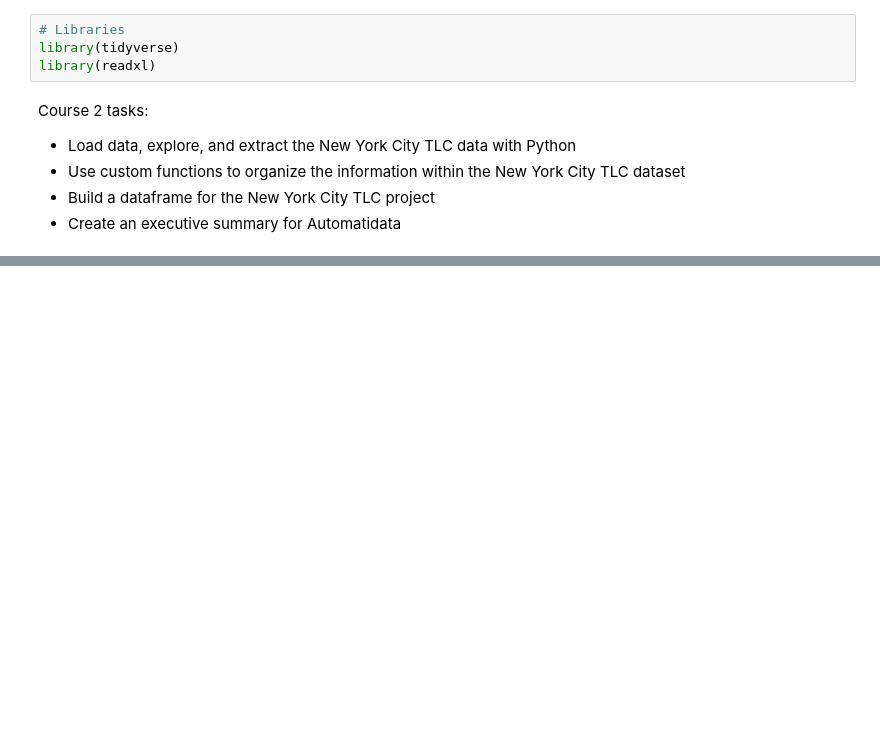
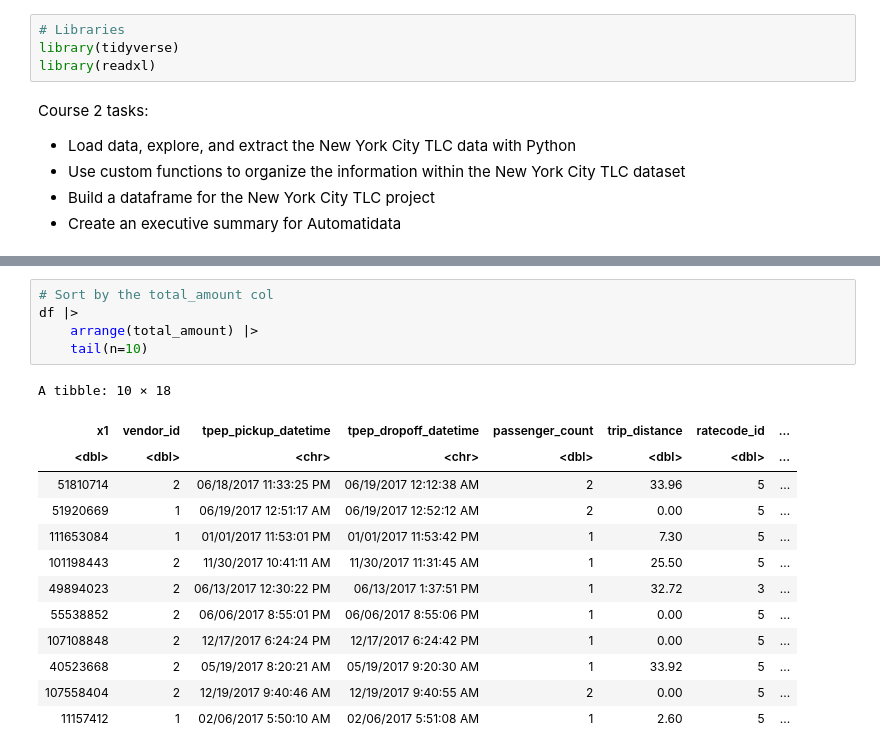
Before and after one commit to tros01/google_advanced_data_analytics, a Jupyter notebook: ga2_tlc_r.ipynb, the cells around one changed output, grey strips where cells are left out. Cells and saved outputs as stored; diff of their text form; blank space fills up the shorter version.

```diff
--- a/ga2_tlc_r.ipynb
+++ b/ga2_tlc_r.ipynb
@@ -35,0 +182,19 @@ dbl (15): ...1, VendorID, passenger_count, trip_distance, RatecodeID, PULoca...
+# %%
+# Sort by the total_amount col
+df |>
+    arrange(total_amount) |>
+    tail(n=10)
+# %% [output]
+A tibble: 10 × 18
+| x1 | vendor_id | tpep_pickup_datetime | tpep_dropoff_datetime | passenger_count | trip_distance | ratecode_id | ... |
+| <dbl> | <dbl> | <chr> | <chr> | <dbl> | <dbl> | <dbl> | ... |
+| 51810714 | 2 | 06/18/2017 11:33:25 PM | 06/19/2017 12:12:38 AM | 2 | 33.96 | 5 | ... |
+| 51920669 | 1 | 06/19/2017 12:51:17 AM | 06/19/2017 12:52:12 AM | 2 | 0.00 | 5 | ... |
+| 111653084 | 1 | 01/01/2017 11:53:01 PM | 01/01/2017 11:53:42 PM | 1 | 7.30 | 5 | ... |
+| 101198443 | 2 | 11/30/2017 10:41:11 AM | 11/30/2017 11:31:45 AM | 1 | 25.50 | 5 | ... |
+| 49894023 | 2 | 06/13/2017 12:30:22 PM | 06/13/2017 1:37:51 PM | 1 | 32.72 | 3 | ... |
+| 55538852 | 2 | 06/06/2017 8:55:01 PM | 06/06/2017 8:55:06 PM | 1 | 0.00 | 5 | ... |
+| 107108848 | 2 | 12/17/2017 6:24:24 PM | 12/17/2017 6:24:42 PM | 1 | 0.00 | 5 | ... |
+| 40523668 | 2 | 05/19/2017 8:20:21 AM | 05/19/2017 9:20:30 AM | 1 | 33.92 | 5 | ... |
+| 107558404 | 2 | 12/19/2017 9:40:46 AM | 12/19/2017 9:40:55 AM | 2 | 0.00 | 5 | ... |
+| 11157412 | 1 | 02/06/2017 5:50:10 AM | 02/06/2017 5:51:08 AM | 1 | 2.60 | 5 | ... |
```
Also changed, not shown: parts of 21 cells of this notebook.
